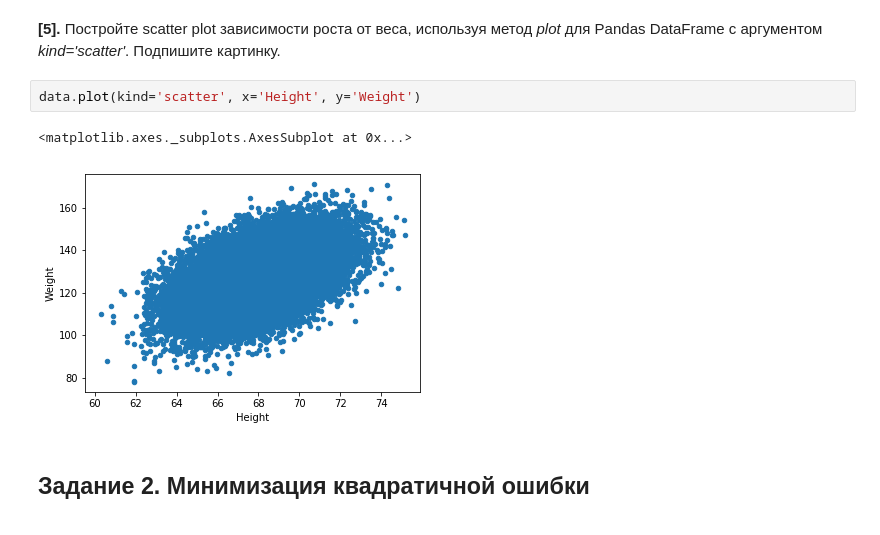
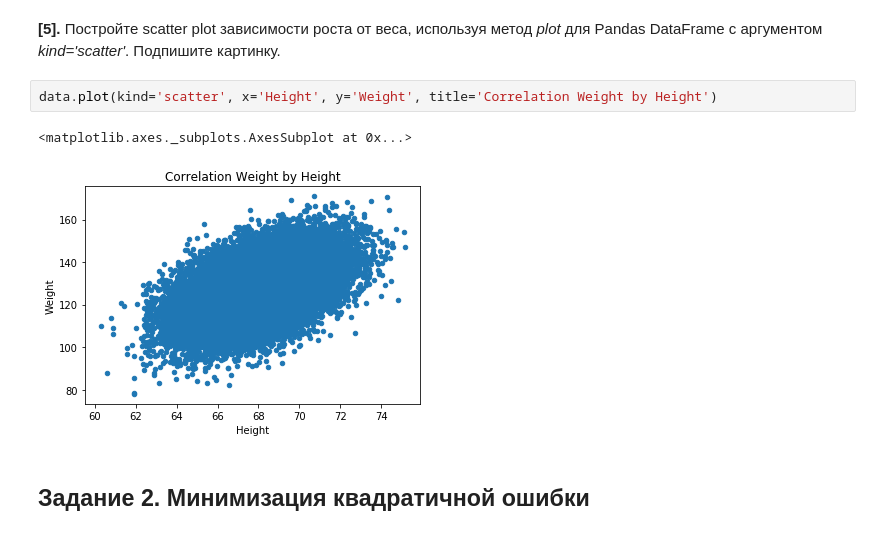
Before and after one commit to AniSkyWorker/NTP, a Jupyter notebook: linear_regression_task/peer_review_linreg_height_weight.ipynb, the cells around one changed output. Cells and saved outputs as stored; diff of their text form.

```diff
--- a/linear_regression_task/peer_review_linreg_height_weight.ipynb
+++ b/linear_regression_task/peer_review_linreg_height_weight.ipynb
@@ -126,10 +96,10 @@ Text(0.5,0,'Весовая категория')
 # %% [markdown]
 **[5].** Постройте scatter plot зависимости роста от веса, используя метод *plot* для Pandas DataFrame с аргументом *kind='scatter'*. Подпишите картинку.
 # %%
-data.plot(kind='scatter', x='Height', y='Weight')
+data.plot(kind='scatter', x='Height', y='Weight', title='Correlation Weight by Height')
 # %% [output]
 <matplotlib.axes._subplots.AxesSubplot at 0x...>
-[figure, old version]
+[figure, new version]
 # %% [markdown]
 ## Задание 2. Минимизация квадратичной ошибки
 # %% [markdown]
```
Also changed, not shown: parts of 11 cells of this notebook.
